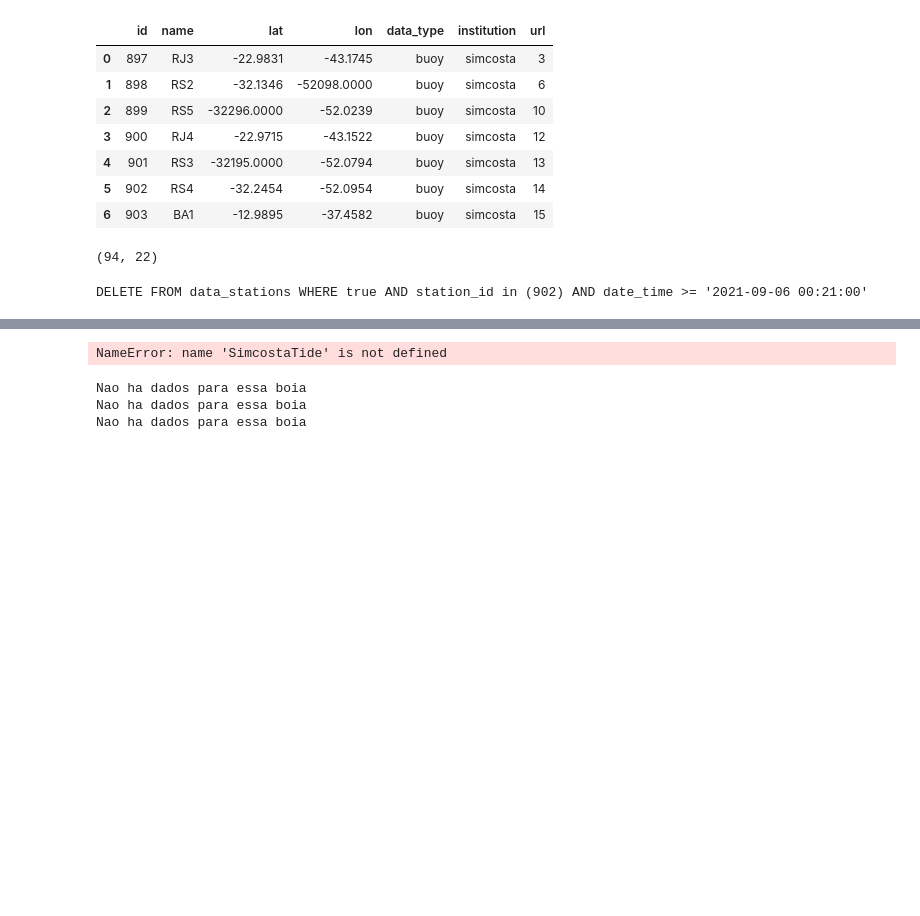
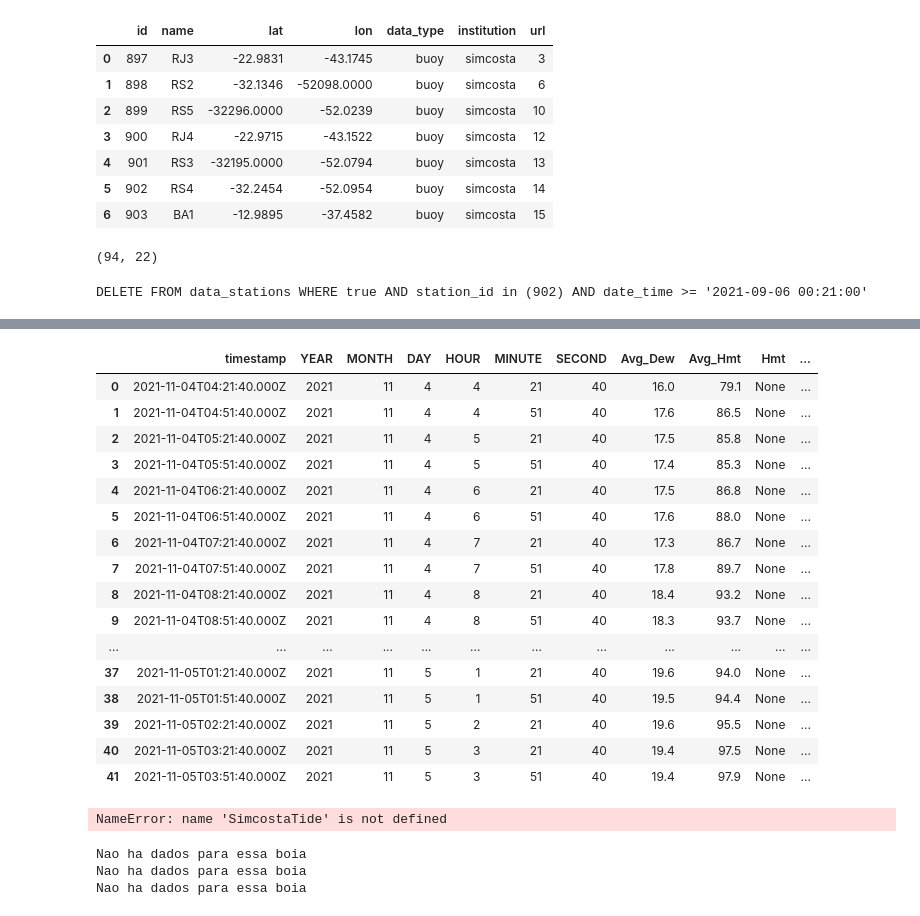
Before and after one commit to soutobias/oceanoobsbrasil, a Jupyter notebook: notebooks/simcosta.ipynb, the cells around one changed output, grey strips where cells are left out. Cells and saved outputs as stored; diff of their text form; code cells hidden in the pictures; blank space fills up the shorter version.

```diff
--- a/notebooks/simcosta.ipynb
+++ b/notebooks/simcosta.ipynb
@@ -54,3 +96,23 @@ KeyboardInterrupt:
+# %%
+columns = ['pres', 'atmp', 'rh', 'dewpt', 'wspd', 'wdir', 'gust', 'swvht', 'mxwvht', 'tp', 'sst', 'wvspread', 'wvdir', 'date_time']
+# %% [output]
+|  | timestamp | YEAR | MONTH | DAY | HOUR | MINUTE | SECOND | Avg_Dew | Avg_Hmt | Hmt | ... |
+| 0 | 2021-11-04T04:21:40.000Z | 2021 | 11 | 4 | 4 | 21 | 40 | 16.0 | 79.1 | None | ... |
+| 1 | 2021-11-04T04:51:40.000Z | 2021 | 11 | 4 | 4 | 51 | 40 | 17.6 | 86.5 | None | ... |
+| 2 | 2021-11-04T05:21:40.000Z | 2021 | 11 | 4 | 5 | 21 | 40 | 17.5 | 85.8 | None | ... |
+| 3 | 2021-11-04T05:51:40.000Z | 2021 | 11 | 4 | 5 | 51 | 40 | 17.4 | 85.3 | None | ... |
+| 4 | 2021-11-04T06:21:40.000Z | 2021 | 11 | 4 | 6 | 21 | 40 | 17.5 | 86.8 | None | ... |
+| 5 | 2021-11-04T06:51:40.000Z | 2021 | 11 | 4 | 6 | 51 | 40 | 17.6 | 88.0 | None | ... |
+| 6 | 2021-11-04T07:21:40.000Z | 2021 | 11 | 4 | 7 | 21 | 40 | 17.3 | 86.7 | None | ... |
+| 7 | 2021-11-04T07:51:40.000Z | 2021 | 11 | 4 | 7 | 51 | 40 | 17.8 | 89.7 | None | ... |
+| 8 | 2021-11-04T08:21:40.000Z | 2021 | 11 | 4 | 8 | 21 | 40 | 18.4 | 93.2 | None | ... |
+| 9 | 2021-11-04T08:51:40.000Z | 2021 | 11 | 4 | 8 | 51 | 40 | 18.3 | 93.7 | None | ... |
+| ... | ... | ... | ... | ... | ... | ... | ... | ... | ... | ... | ... |
+| 37 | 2021-11-05T01:21:40.000Z | 2021 | 11 | 5 | 1 | 21 | 40 | 19.6 | 94.0 | None | ... |
+| 38 | 2021-11-05T01:51:40.000Z | 2021 | 11 | 5 | 1 | 51 | 40 | 19.5 | 94.4 | None | ... |
+| 39 | 2021-11-05T02:21:40.000Z | 2021 | 11 | 5 | 2 | 21 | 40 | 19.6 | 95.5 | None | ... |
+| 40 | 2021-11-05T03:21:40.000Z | 2021 | 11 | 5 | 3 | 21 | 40 | 19.4 | 97.5 | None | ... |
+| 41 | 2021-11-05T03:51:40.000Z | 2021 | 11 | 5 | 3 | 51 | 40 | 19.4 | 97.9 | None | ... |
 # %%
 s = SimcostaTide()
 # %% [output]
```
Also changed, not shown: parts of 6 cells of this notebook, 17 other files.
